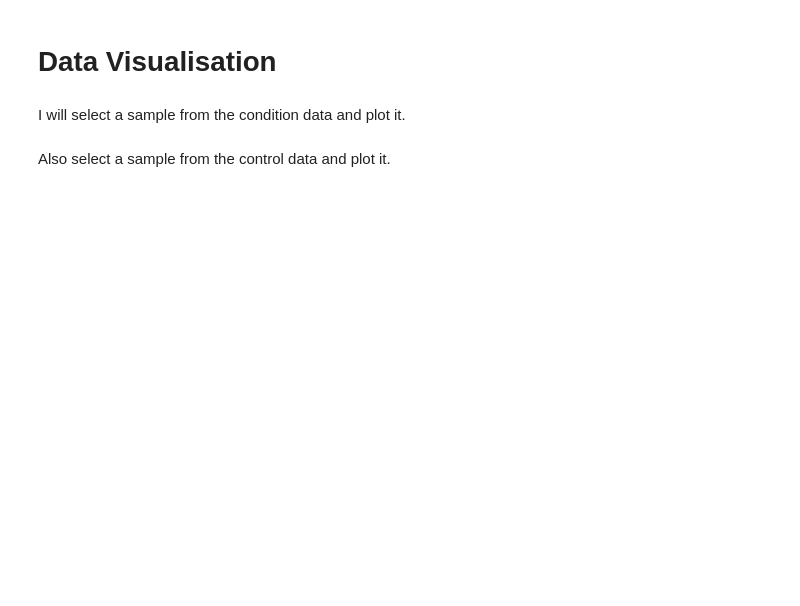
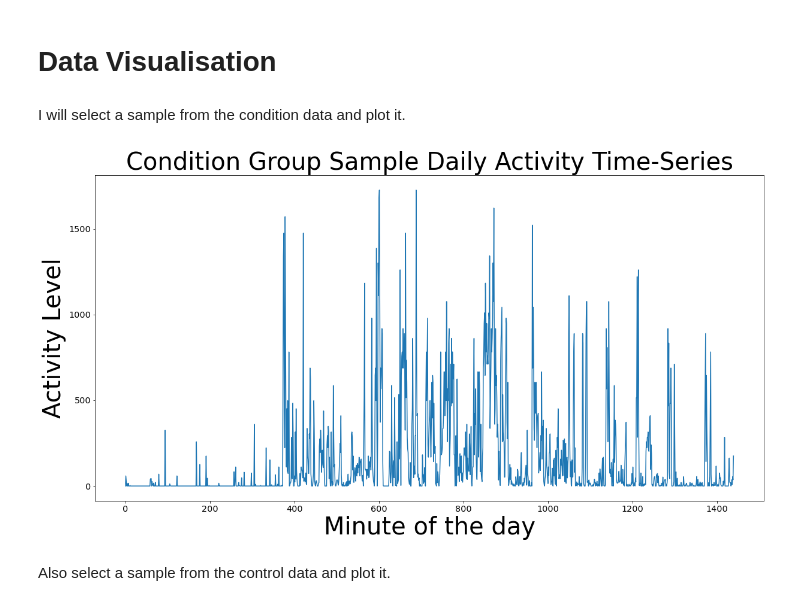
Before and after one commit to Chuukwudi/Depression-Classification-based-on-motor-activity-actigraph-data-from-wearable-devices, a Jupyter notebook: My_ML_ICA.ipynb, the cells around one changed output. Saved outputs shown, nothing was run; the diff lists cells and outputs as text; code cells hidden in the pictures; blank space fills up the shorter version.

```diff
--- a/My_ML_ICA.ipynb
+++ b/My_ML_ICA.ipynb
@@ -28,7 +28,17 @@ Let us begin.
 # %%
 import pandas as pd
 import numpy as np
+
 from matplotlib import pyplot as plt
+import matplotlib.pylab as pylab
+params = {'legend.fontsize': 'x-large',
+          'figure.figsize': (15, 5),
+         'axes.labelsize': 'x-large',
+         'axes.titlesize':'x-large',
+         'xtick.labelsize':'x-large',
+         'ytick.labelsize':'x-large'}
+pylab.rcParams.update(params)
+
 import seaborn as sns
 from datetime import datetime
 import os
@@ -36,8 +46,9 @@ import random
 from keras.preprocessing import sequence
 
 import tensorflow as tf
-physical_devices = tf.config.list_physical_devices('GPU')
-tf.config.experimental.set_memory_growth(physical_devices[0], enable=True)
+config = tf.compat.v1.ConfigProto()
+config.gpu_options.allow_growth = True
+session = tf.compat.v1.Session(config=config)
 
 from keras.models import Sequential
 from keras.layers import Dense
@@ -48,6 +59,7 @@ from keras.callbacks import ModelCheckpoint
 
 from sklearn.model_selection import train_test_split
 from sklearn.model_selection import StratifiedKFold
+from sklearn.model_selection import RepeatedStratifiedKFold
 from sklearn.model_selection import GridSearchCV
 #from sklearn.model_selection import cross_val_score
 from sklearn.metrics import accuracy_score
@@ -66,8 +78,13 @@ from sklearn.naive_bayes import GaussianNB
 
 from sklearn.gaussian_process import GaussianProcessClassifier
 from sklearn.gaussian_process.kernels import RBF
+from sklearn.gaussian_process.kernels import DotProduct
+from sklearn.gaussian_process.kernels import Matern
+from sklearn.gaussian_process.kernels import RationalQuadratic
+from sklearn.gaussian_process.kernels import WhiteKernel
 
 from sklearn.tree import DecisionTreeClassifier
+from sklearn.tree import plot_tree
 from sklearn.ensemble import RandomForestClassifier
 from sklearn.ensemble import AdaBoostClassifier
 from sklearn.discriminant_analysis import QuadraticDiscriminantAnalysis
@@ -159,14 +187,18 @@ I will select a sample from the condition data and plot it.
 # %%
 plt.figure(figsize=(20, 10))
 plt.plot(X_condition[0])
-plt.title('Condition Group Sample Daily Activity Time-Series')
-plt.ylabel('Activity Level')
-plt.xlabel('Minute of the day')
+plt.title('Condition Group Sample Daily Activity Time-Series', fontsize=40)
+plt.ylabel('Activity Level', fontsize=40)
+plt.xlabel('Minute of the day', fontsize=40)
 plt.grid(False)
+plt.rc('xtick',labelsize=40)
+plt.rc('ytick',labelsize=40)
 
-# save image to include in 2nd Paper
+# save image to include in pdf
 plt.savefig('Condition Group Sample Daily Activity Time-Series.jpg')
 plt.show()
+# %% [output]
+[figure, added]
 # %% [markdown]
 Also select a sample from the control data and plot it.
 # %%
```
Also changed, not shown: parts of 87 cells of this notebook, 1 other file.
